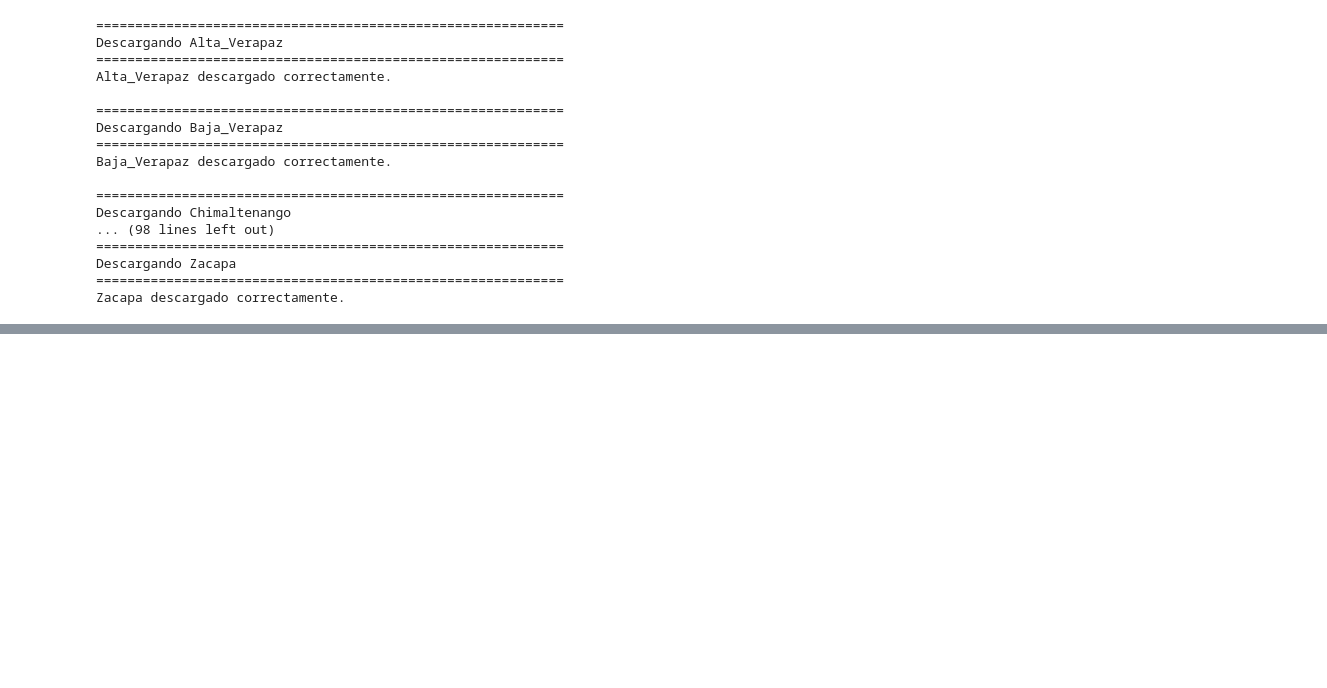
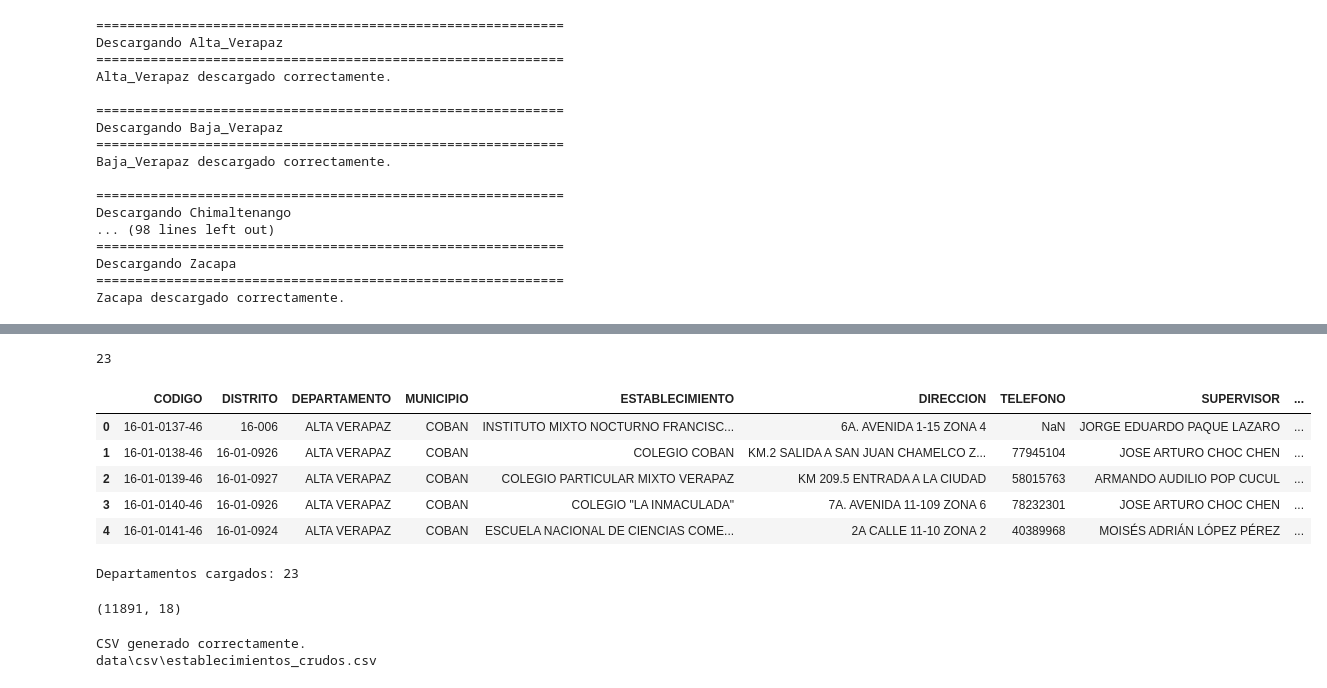
Before and after one commit to Emadlgg/Data_Science, a Jupyter notebook: Proyecto1/Proyecto1.ipynb, the cells around one changed output, grey strips where cells are left out. Saved outputs shown, nothing was run; the diff lists cells and outputs as text; code cells hidden in the pictures; blank space fills up the shorter version.

```diff
--- a/Proyecto1/Proyecto1.ipynb
+++ b/Proyecto1/Proyecto1.ipynb
@@ -269,0 +309,34 @@ Proceso finalizado.
+# %%
+dataframes = []
+
+for archivo in excel_files:
+
+    print(f"Leyendo {Path(archivo).name}")
+
+    tablas = pd.read_html(archivo)
+
+    tabla_correcta = None
+
+    for tabla in tablas:
+
+        # Buscar si la PRIMERA FILA contiene "ESTABLECIMIENTO"
+        primera_fila = tabla.iloc[0].astype(str).str.upper().tolist()
+
+        if "ESTABLECIMIENTO" in primera_fila:
+
+            tabla_correcta = tabla.copy()
+            break
+
+    if tabla_correcta is None:
+        print(f"No se encontró la tabla de datos en {archivo}")
+        continue
+
+    # La primera fila realmente son los encabezados
+    tabla_correcta.columns = tabla_correcta.iloc[0]
+
+    # Eliminar esa fila del contenido
+    tabla_correcta = tabla_correcta.iloc[1:].reset_index(drop=True)
+
+    tabla_correcta["ARCHIVO_ORIGEN"] = Path(archivo).stem
+
+    dataframes.append(tabla_correcta)
@@ -269,0 +361,19 @@ Proceso finalizado.
+# %%
+len(dataframes)
+# %% [output]
+23
+# %%
+df_raw = pd.concat(dataframes, ignore_index=True)
+
+df_raw.head()
+# %% [output]
+|  | CODIGO | DISTRITO | DEPARTAMENTO | MUNICIPIO | ESTABLECIMIENTO | DIRECCION | TELEFONO | SUPERVISOR | ... |
+| 0 | 16-01-0137-46 | 16-006 | ALTA VERAPAZ | COBAN | INSTITUTO MIXTO NOCTURNO FRANCISC... | 6A. AVENIDA 1-15 ZONA 4 | NaN | JORGE EDUARDO PAQUE LAZARO | ... |
+| 1 | 16-01-0138-46 | 16-01-0926 | ALTA VERAPAZ | COBAN | COLEGIO COBAN | KM.2 SALIDA A SAN JUAN CHAMELCO Z... | 77945104 | JOSE ARTURO CHOC CHEN | ... |
+| 2 | 16-01-0139-46 | 16-01-0927 | ALTA VERAPAZ | COBAN | COLEGIO PARTICULAR MIXTO VERAPAZ | KM 209.5 ENTRADA A LA CIUDAD | 58015763 | ARMANDO AUDILIO POP CUCUL | ... |
+| 3 | 16-01-0140-46 | 16-01-0926 | ALTA VERAPAZ | COBAN | COLEGIO "LA INMACULADA" | 7A. AVENIDA 11-109 ZONA 6 | 78232301 | JOSE ARTURO CHOC CHEN | ... |
+| 4 | 16-01-0141-46 | 16-01-0924 | ALTA VERAPAZ | COBAN | ESCUELA NACIONAL DE CIENCIAS COME... | 2A CALLE 11-10 ZONA 2 | 40389968 | MOISÉS ADRIÁN LÓPEZ PÉREZ | ... |
+# %%
+print(f"Departamentos cargados: {len(dataframes)}")
+# %% [output]
+Departamentos cargados: 23
@@ -269,0 +385,18 @@ Proceso finalizado.
+# %%
+print(df_raw.shape)
+# %% [output]
+(11891, 18)
+# %%
+csv_path = CSV_FOLDER / "establecimientos_crudos.csv"
+
+df_raw.to_csv(
+    csv_path,
+    index=False,
+    encoding="utf-8-sig"
+)
+
+print("CSV generado correctamente.")
+print(csv_path)
+# %% [output]
+CSV generado correctamente.
+data\csv\establecimientos_crudos.csv
```
Also changed, not shown: parts of 19 cells of this notebook, 1 other file.
